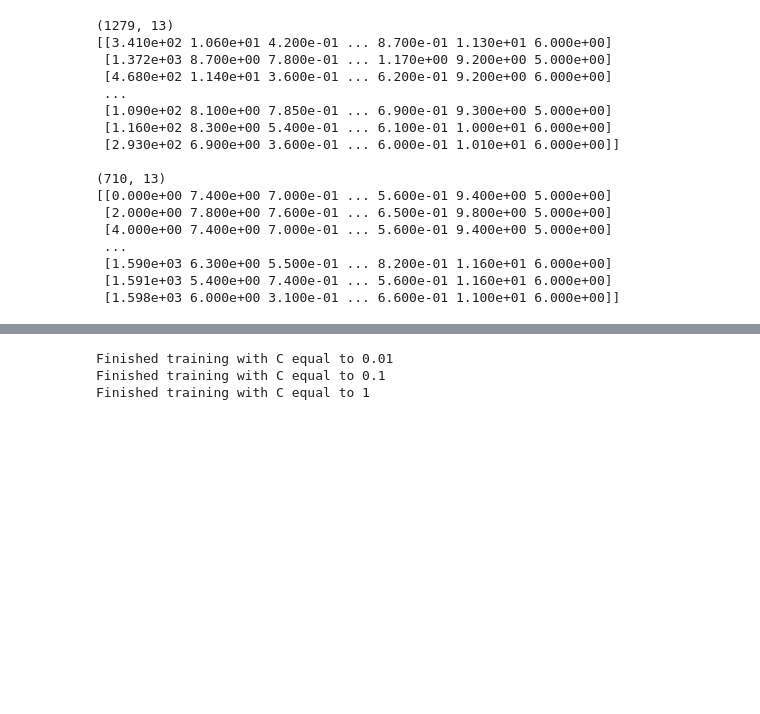
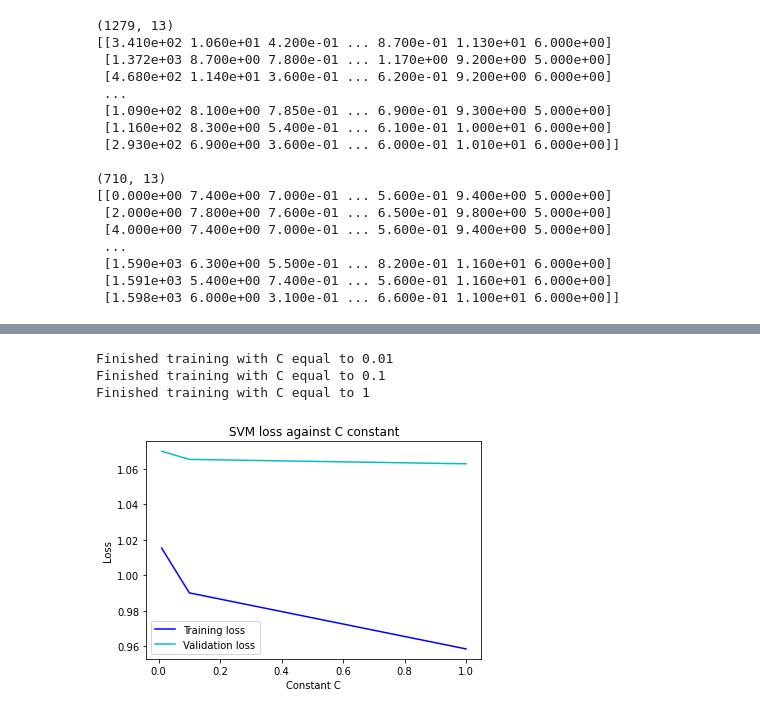
Before and after one commit to kamuma03/Ml-Project, a Jupyter notebook: Project_ML.ipynb, the cells around one changed output, grey strips where cells are left out. Saved outputs shown, nothing was run; the diff lists cells and outputs as text; code cells hidden in the pictures; blank space fills up the shorter version.

```diff
--- a/Project_ML.ipynb
+++ b/Project_ML.ipynb
@@ -354,37 +354,38 @@ Y_val = val_data[:, 12]
 X_test = test_data[:,:-1]
 Y_test = test_data[:, 12]
 
-range_c= [0.01, 0.1, 1, 10, 100, 1000]
+range_c= [0.01, 0.1, 1] # [0.01, 0.1, 1, 10, 100, 1000]
 ## kernel='rbf'
 train_loss =[]
 val_loss = []
 for i in range_c:
     classificationTree = SVC(kernel='linear', C=i, probability=True)
 
     classificationTree.fit(X_train, Y_train)
     #Z_train = classificationTree.predict(X_train)
     Z_train_loss = classificationTree.predict_proba(X_train)
     loss_train = log_loss(Y_train, Z_train_loss)
     train_loss.append(loss_train)
 
     #Z_val = classificationTree.predict(X_val)
     Z_val_loss = classificationTree.predict_proba(X_val)
     loss_val = log_loss(Y_val, Z_val_loss)
     val_loss.append(loss_val)
     print("Finished training with C equal to " + str(i))
 
 title = 'SVM loss against C constant'
 
 plt.title(title)
 plt.plot(range_c, train_loss,   c='b', label='Training loss')
 plt.plot(range_c, val_loss,  c='c', label='Validation loss')
 plt.xlabel('Constant C')
 plt.ylabel('Loss')
 plt.legend()
 plt.show()
 # %% [output]
 Finished training with C equal to 0.01
 Finished training with C equal to 0.1
 Finished training with C equal to 1
+[figure, added]
 # %%
 # test the model model with the depth chosen from above experiment
```
Also changed, not shown: parts of 10 cells of this notebook.
